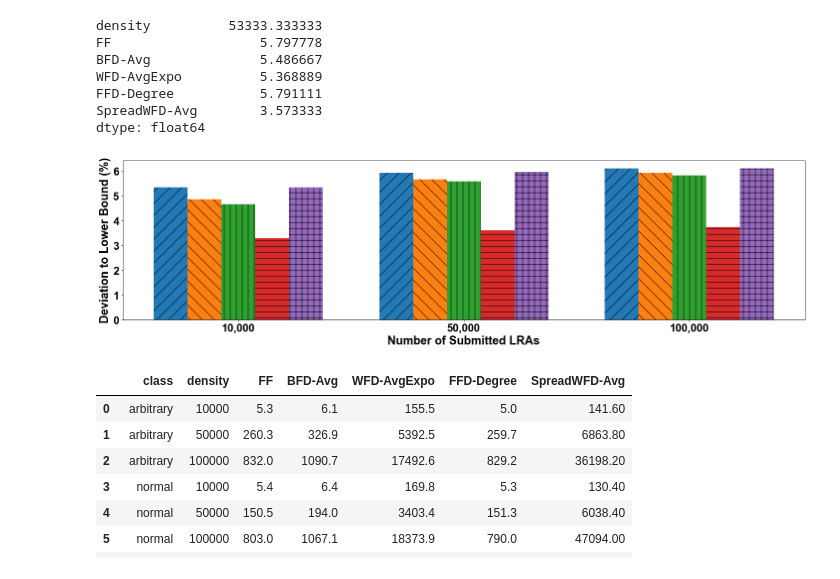
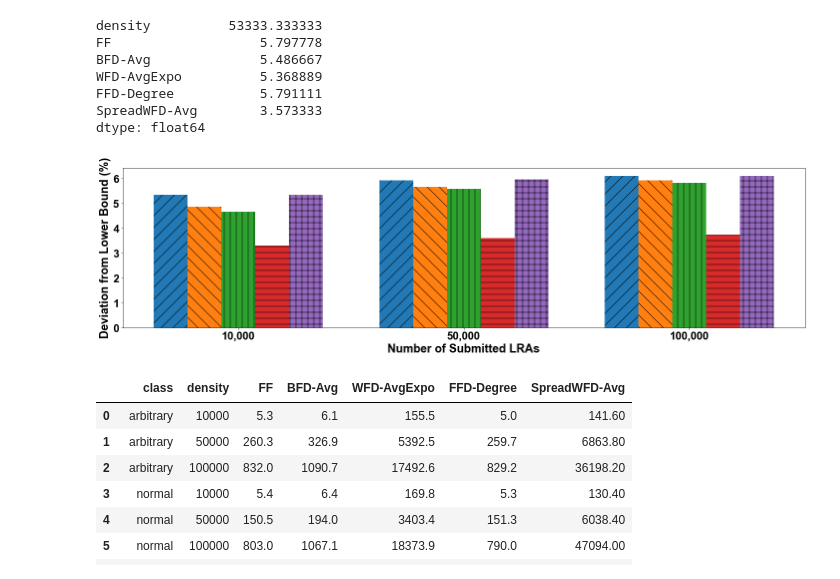
Before and after one commit to DSSGroup-Leeds/LRA-binpacking-expe, a Jupyter notebook: data/analysis_scripts/exp_result_analysis-icdcs22pagefit.ipynb, the cells around one changed output. Drawn from its saved outputs; the diff is of its cells as text; code cells hidden in the pictures.

```diff
--- a/data/analysis_scripts/exp_result_analysis-icdcs22pagefit.ipynb
+++ b/data/analysis_scripts/exp_result_analysis-icdcs22pagefit.ipynb
@@ -174,7 +174,7 @@ twodim_eps
 # %%
 for c in classes:
     legend_args={'width':10, 'height':6.5,'loc':'upper center', 'anchor_x':0.5, 'anchor_y':-0.25, 'ncol':5, 'fontsize':FONT_SIZE, 'enabled':True}
-    fig = plot_barchart(twodim_eps, c, df_2d_column_names, "Affinity Density (%)", 'Deviation to Lower Bound (%)', legend_args)
+    fig = plot_barchart(twodim_eps, c, df_2d_column_names, "Affinity Density (%)", 'Deviation from Lower Bound (%)', legend_args)
     #filename = f"{proj_path}/plots/density2D_result_{c}.pdf"
     #fig.savefig(filename)
 # %% [output]
@@ -240,7 +240,7 @@ for c in classes:
 # c = "arbitrary"
     #legend_args={'width':14, 'height':6.5,'loc':'center', 'anchor_x':1.15, 'anchor_y':0.4, 'ncol':1, 'fontsize':FONT_SIZE-4, 'enabled':True}
     legend_args={'width':20, 'height':6.5,'loc':'lower left', 'anchor_x':0.01, 'anchor_y':0.01, 'ncol':4, 'fontsize':FONT_SIZE, 'enabled':False}
-    fig = plot_barchart(twodim_eps, c, df_2d_column_names_small, "Affinity Density (%)", 'Deviation to Lower Bound (%)',legend_args)
+    fig = plot_barchart(twodim_eps, c, df_2d_column_names_small, "Affinity Density (%)", 'Deviation from Lower Bound (%)',legend_args)
     filename = f"{proj_path}/plots/density2D_small2_result_{c}.pdf"
     fig.savefig(filename)
 # %% [output]
@@ -454,7 +454,7 @@ for c in classes:
     legend_args={'width':20, 'height':6.5, 'loc':'upper right', 'anchor_x':0.95, 'anchor_y':1.0, 'ncol':2, 'fontsize':FONT_SIZE+3, 'enabled':True}
     #legend_args={'loc':'upper right', 'anchor_x':0.95, 'anchor_y':1.0, 'ncol':3, 'fontsize':FONT_SIZE+2, 'enabled':True}
     fig = plot_barchart(twodim_eps_scale, c, df_2d_large_total_column_names, "Number of Submitted LRAs",
-                        'Deviation to Lower Bound (%)', legend_args)
+                        'Deviation from Lower Bound (%)', legend_args)
     filename = f"{proj_path}/plots/large2D_result_{c}.pdf"
     fig.savefig(filename)
 # %% [output]
@@ -526,7 +526,7 @@ for c in classes:
 #c = "arbitrary"
     #legend_args={'width':14, 'height':6.5,'loc':'center', 'anchor_x':1.15, 'anchor_y':0.4, 'ncol':1, 'fontsize':FONT_SIZE-4, 'enabled':True}
     legend_args={'width':20, 'height':5.5,'loc':'upper left', 'anchor_x':-0.001, 'anchor_y':1.02, 'ncol':3, 'fontsize':FONT_SIZE+2, 'enabled':False}
-    fig = plot_barchart(ts_eps, c, df_ts_column_names, "Affinity Density (%)", 'Deviation to Lower Bound (%)', legend_args)
+    fig = plot_barchart(ts_eps, c, df_ts_column_names, "Affinity Density (%)", 'Deviation from Lower Bound (%)', legend_args)
     filename = f"{proj_path}/plots/densityTS_result_{c}.pdf"
     fig.savefig(filename)
 # %% [output]
@@ -607,13 +607,13 @@ dtype: float64
 # %%
 for c in classes:
 #c = "arbitrary"
     legend_args={'width':20, 'height':5.5,'loc':'upper left', 'anchor_x':0.0, 'anchor_y':1.02, 'ncol':3, 'fontsize':FONT_SIZE+2, 'enabled':False}
     fig = plot_barchart(ts_eps_scale, c, df_ts_large_total_column_names, "Number of Submitted LRAs",
-                        'Deviation to Lower Bound (%)', legend_args)
+                        'Deviation from Lower Bound (%)', legend_args)
     filename = f"{proj_path}/plots/largeTS_result_{c}.pdf"
     fig.savefig(filename)
 # %% [output]
-[figure, old version]
+[figure, new version]
 # %%
 ts_time_scale
 # %% [output]
```
Also changed, not shown: parts of 4 cells of this notebook.
